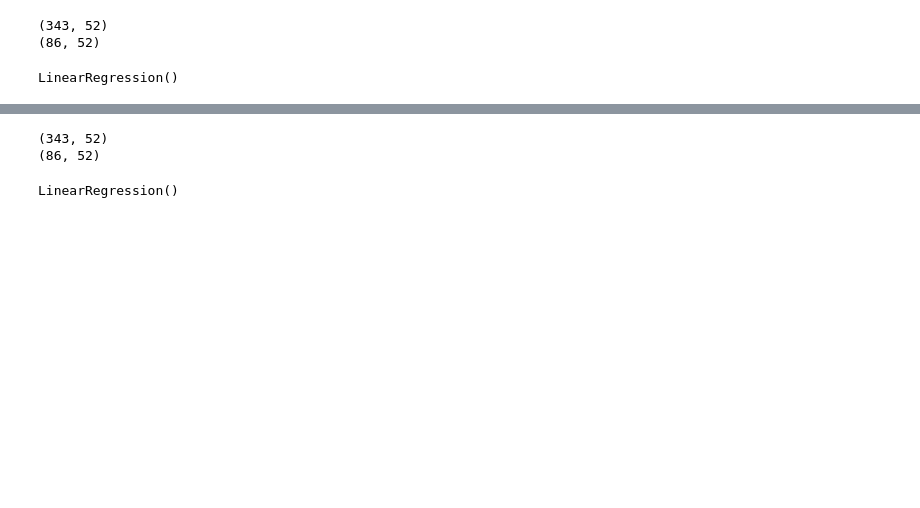
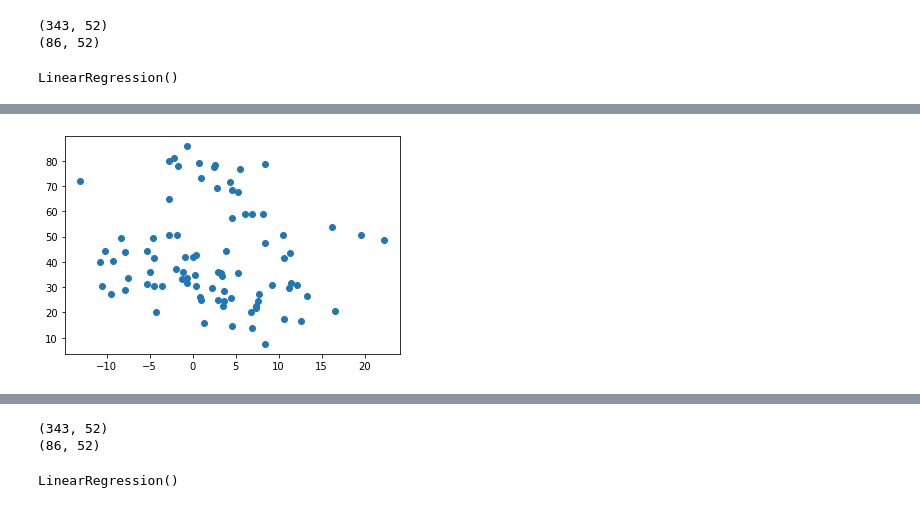
Before and after one commit to kr1k-boop/Analysis-of-Influence-of-Internet-on-National-Development, a Jupyter notebook: Models_DAProj.ipynb, the cells around one changed output, grey strips where cells are left out. Cells and saved outputs as stored; diff of their text form; code cells hidden in the pictures; blank space fills up the shorter version.

```diff
--- a/Models_DAProj.ipynb
+++ b/Models_DAProj.ipynb
@@ -323,3 +327,9 @@ Coefficient of Determination for test data 0.8546760469574921
+# %%
+residuals = y_corr_test - pred_corr_test_lr
+plt.scatter(residuals, pred_corr_test_lr)
+plt.show()
+# %% [output]
+[figure, added]
 # %%
 coefficients_linear_corr = model_corr.coef_
 # %%
```
Also changed, not shown: parts of 81 cells of this notebook.
